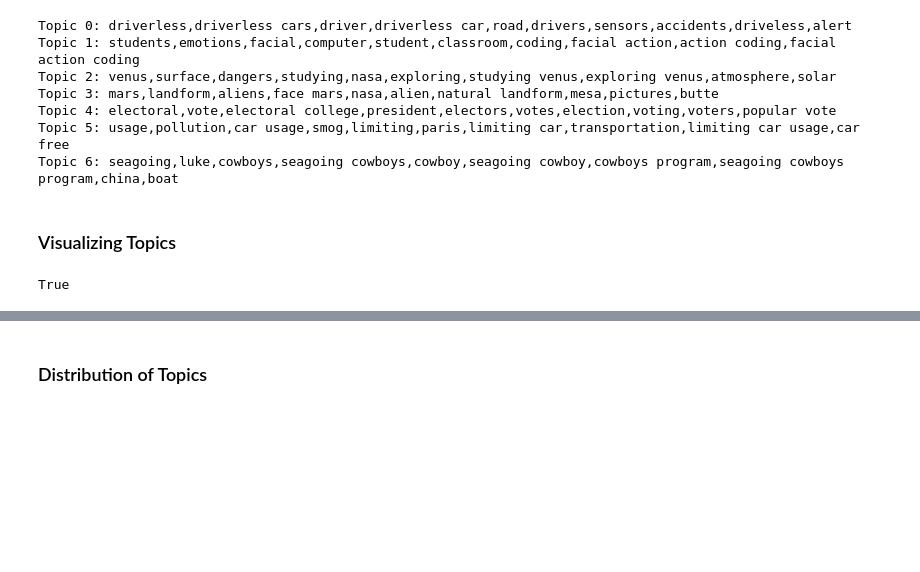
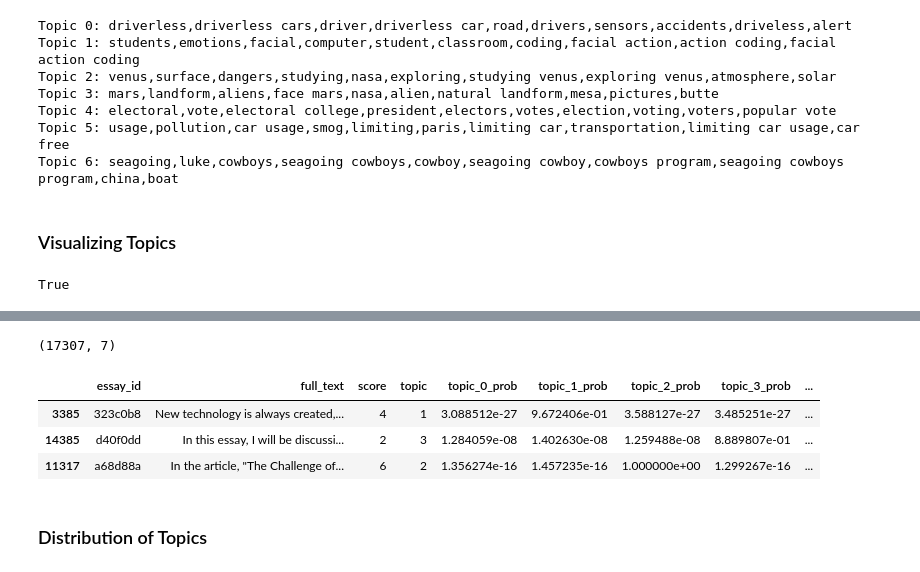
Before and after one commit to Shakleen/Kaggle-Automated-Essay-Scoring, a Jupyter notebook: notebooks/topic_modeling/BERTopic_comp_only.ipynb, the cells around one changed output, grey strips where cells are left out. Drawn from its saved outputs; the diff is of its cells as text; code cells hidden in the pictures; blank space fills up the shorter version.

Commit message:
Experimented with topic probability in LGBM

```diff
--- a/notebooks/topic_modeling/BERTopic_comp_only.ipynb
+++ b/notebooks/topic_modeling/BERTopic_comp_only.ipynb
@@ -179,5 +179,19 @@ topics = topic_model.transform(train_df["full_text"])
 # %%
 train_df["topic"] = topics[0]
+# %%
+topics[1].shape
+# %% [output]
+(17307, 7)
+# %%
+for i in range(7):
+    train_df[f"topic_{i}_prob"] = topics[1][:, i]
+# %%
+train_df.sample(3)
+# %% [output]
+|  | essay_id | full_text | score | topic | topic_0_prob | topic_1_prob | topic_2_prob | topic_3_prob | ... |
+| 3385 | 323c0b8 | New technology is always created,... | 4 | 1 | 3.088512e-27 | 9.672406e-01 | 3.588127e-27 | 3.485251e-27 | ... |
+| 14385 | d40f0dd | In this essay, I will be discussi... | 2 | 3 | 1.284059e-08 | 1.402630e-08 | 1.259488e-08 | 8.889807e-01 | ... |
+| 11317 | a68d88a | In the article, "The Challenge of... | 6 | 2 | 1.356274e-16 | 1.457235e-16 | 1.000000e+00 | 1.299267e-16 | ... |
 # %% [markdown]
 ### Distribution of Topics
 # %%
```
Also changed, not shown: parts of 5 cells of this notebook, 5 other files.
